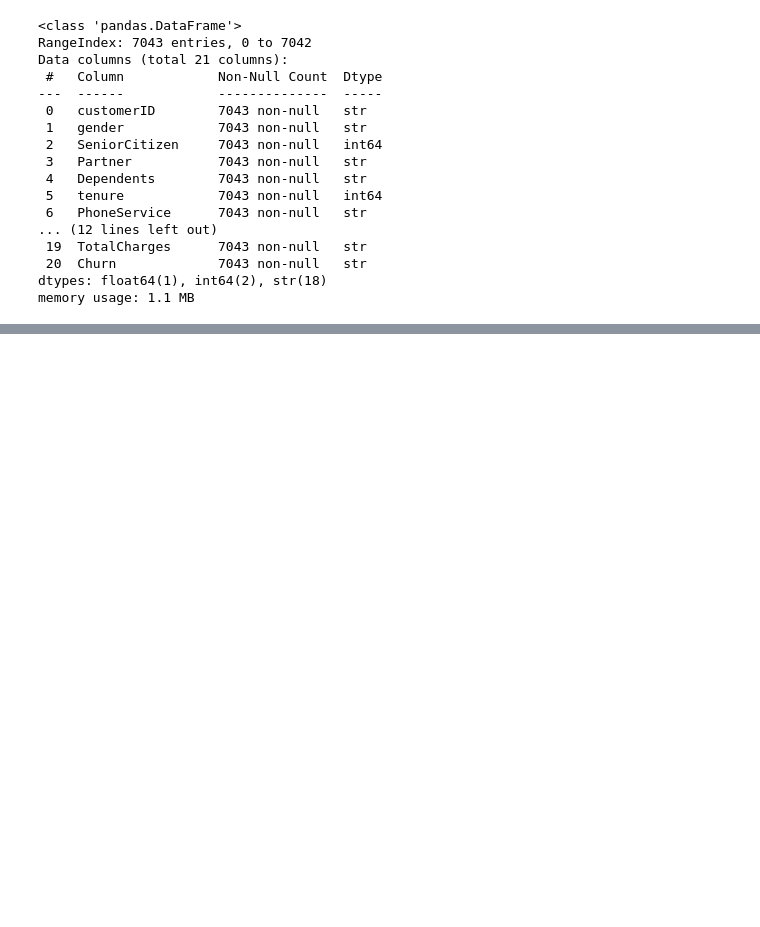
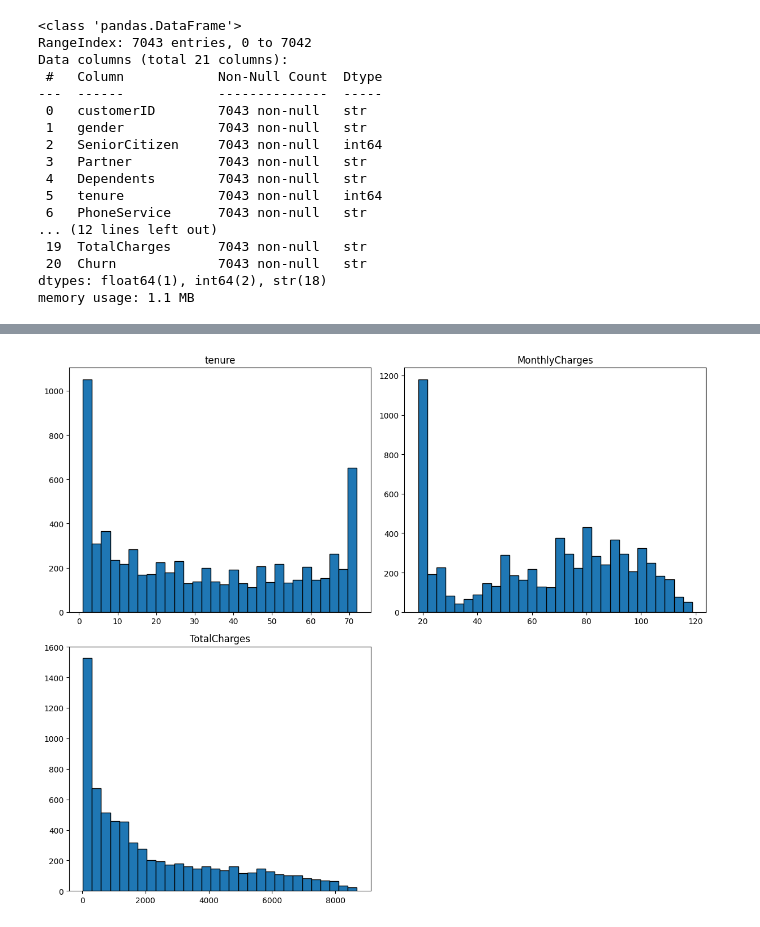
Before and after one commit to vinicius-goulart/health-churn-analysis, a Jupyter notebook: notebooks/01_eda.ipynb, the cells around one changed output, grey strips where cells are left out. Drawn from its saved outputs; the diff is of its cells as text; code cells hidden in the pictures; blank space fills up the shorter version.

```diff
--- a/notebooks/01_eda.ipynb
+++ b/notebooks/01_eda.ipynb
@@ -45,0 +212,6 @@ df.describe()
+# %%
+df[num_cols].hist(figsize=(12, 10), bins=30, edgecolor='black', grid=False)
+plt.tight_layout()
+plt.show();
+# %% [output]
+[figure, added]
```
Also changed, not shown: parts of 25 cells of this notebook.
